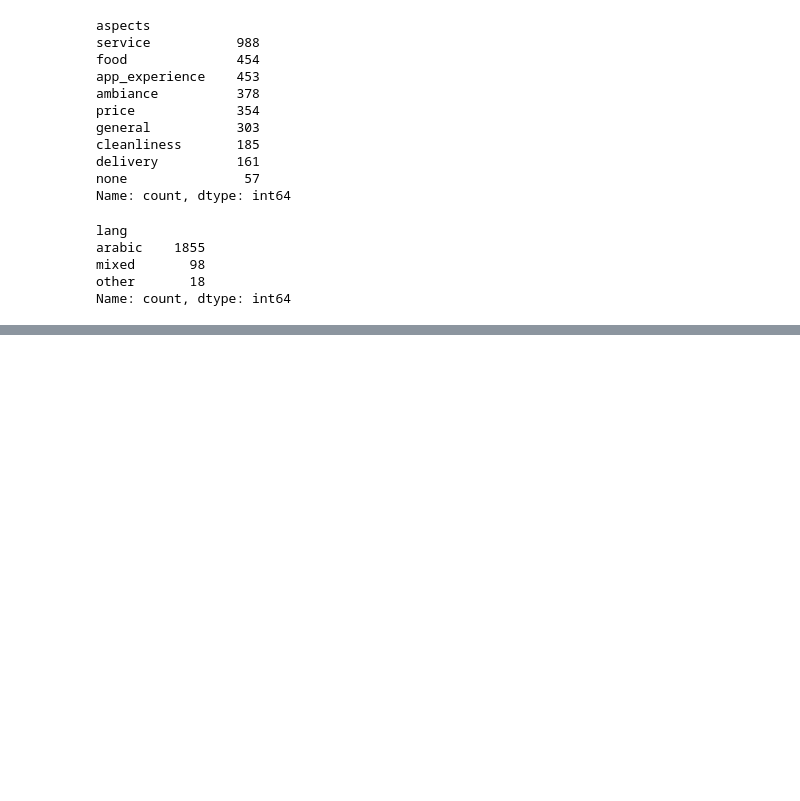
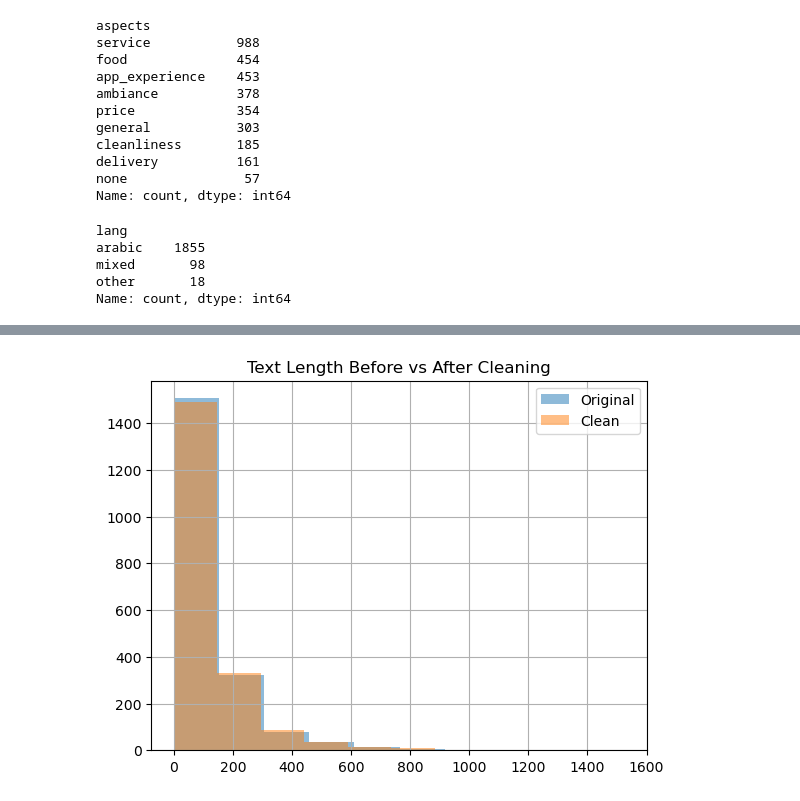
Before and after one commit to Sama-Ehab7/AI_Pulse, a Jupyter notebook: notebooks/EDA.ipynb, the cells around one changed output, grey strips where cells are left out. Saved outputs shown, nothing was run; the diff lists cells and outputs as text; code cells hidden in the pictures; blank space fills up the shorter version.

```diff
--- a/notebooks/EDA.ipynb
+++ b/notebooks/EDA.ipynb
@@ -111,0 +122,4 @@ Name: review_text, dtype: object
+# %%
+train["clean_text"] = train["review_text"].apply(preprocess_text)
+val["clean_text"] = val["review_text"].apply(preprocess_text)
+test["clean_text"] = test["review_text"].apply(preprocess_text)
@@ -111,0 +151,5 @@ Name: review_text, dtype: object
+# %%
+train["original_length"] = train["review_text"].apply(len)
+train["clean_length"] = train["clean_text"].apply(len)
+
+train[["original_length", "clean_length"]].describe()
@@ -111,0 +166,11 @@ Name: review_text, dtype: object
+# %%
+import matplotlib.pyplot as plt
+
+train["original_length"].hist(alpha=0.5, label="Original")
+train["clean_length"].hist(alpha=0.5, label="Clean")
+
+plt.legend()
+plt.title("Text Length Before vs After Cleaning")
+plt.show()
+# %% [output]
+[figure, added]
```
Also changed, not shown: parts of 7 cells of this notebook, 7 other files.
